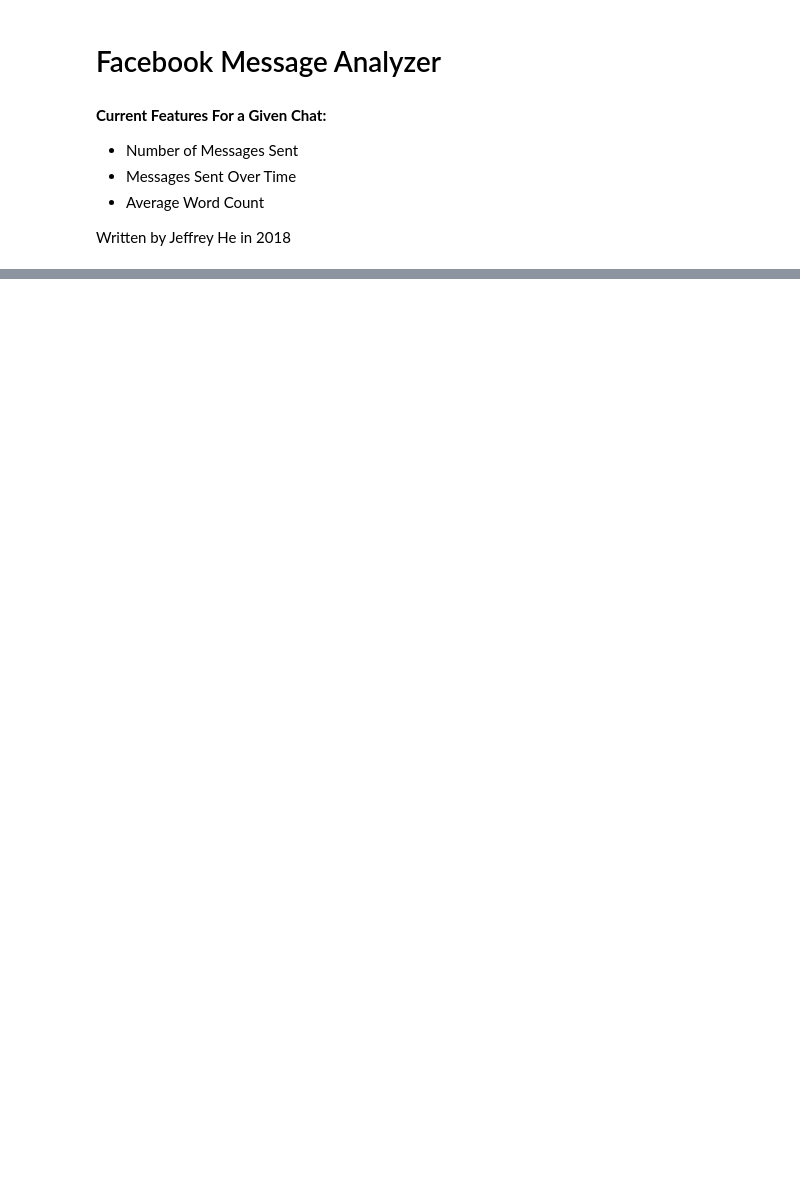
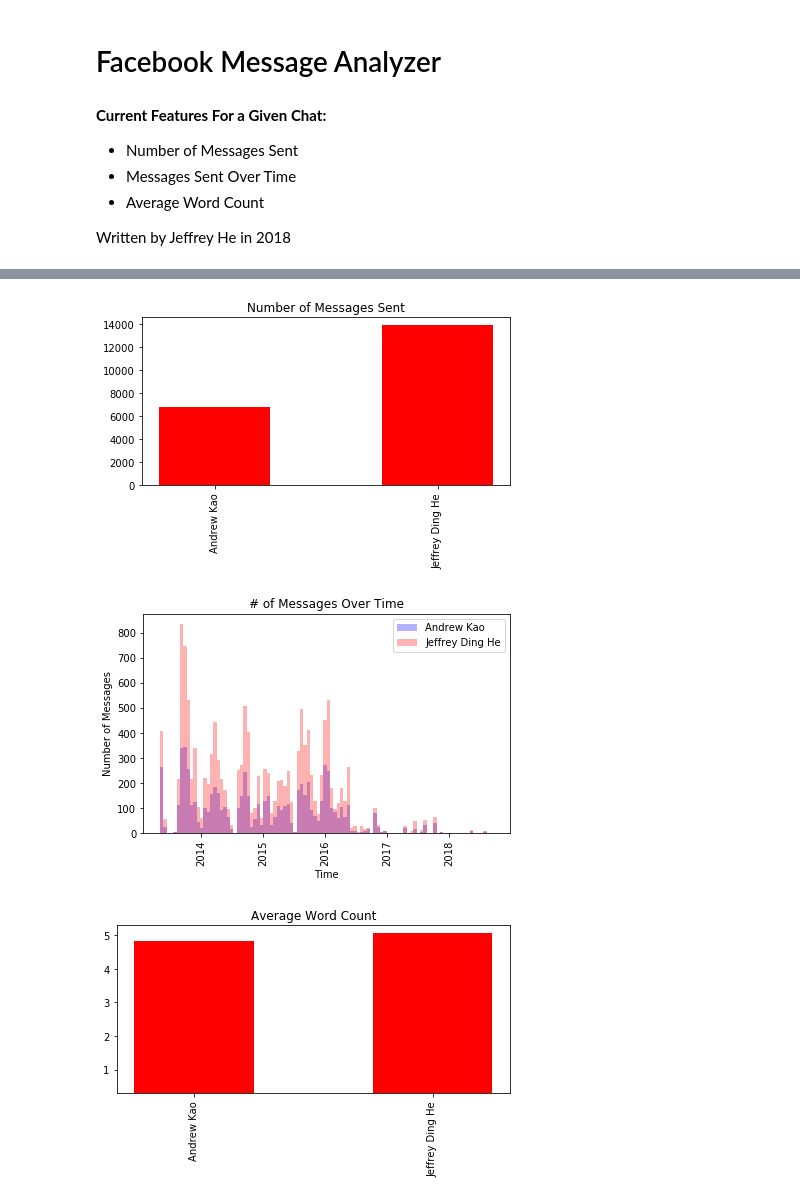
Before and after one commit to kevalii/facebook-message-analyzer, a Jupyter notebook: facebook-message-analyzer.ipynb, the cells around one changed output, grey strips where cells are left out. Drawn from its saved outputs; the diff is of its cells as text; code cells hidden in the pictures; blank space fills up the shorter version.

```diff
--- a/facebook-message-analyzer.ipynb
+++ b/facebook-message-analyzer.ipynb
@@ -24,10 +24,13 @@ NUMBER_TO_ANALYZE = 5000
 MESSAGE_THRESHOLD = 1000
 # %%
 def get_json_data(chat):
-    json_location = CURRENT_DIRECTORY + "/messages/" + chat + "/message.json"
-    with open(json_location) as json_file:
-        json_data = json.load(json_file)
-        return json_data
+    try:
+        json_location = CURRENT_DIRECTORY + "/messages/" + chat + "/message.json"
+        with open(json_location) as json_file:
+            json_data = json.load(json_file)
+            return json_data
+    except IOError:
+        pass # some things the directory aren't messages (DS_Store, stickers_used, etc.)
 # %%
 chats = os.listdir(CURRENT_DIRECTORY + "/messages")[:NUMBER_TO_ANALYZE]
 sorted_chats = []
@@ -39,11 +42,9 @@ invalid_message_count = 0
 print('Analyzing ' + str(min(NUMBER_TO_ANALYZE, len(chats))) + ' chats...')
 
 for chat in chats:
-    if chat != "stickers_used":
-        json_data = get_json_data(chat)
-        messages = json_data["messages"]
-        if len(messages) >= MESSAGE_THRESHOLD:
-            sorted_chats.append((len(messages), chat, messages))
+    json_data = get_json_data(chat)
+    if json_data != None and len(messages) >= MESSAGE_THRESHOLD:
+        sorted_chats.append((len(messages), chat, json_data["messages"]))
 
 sorted_chats.sort(reverse=True)
 
@@ -120,3 +138,9 @@ def plot(chat_number):
     plot_num_messages(chat_number)
     plot_histogram_time(chat_number)
     plot_histogram_words(chat_number)
+# %%
+plot(5)
+# %% [output]
+[figure, added]
+[figure, added]
+[figure, added]
```
Also changed, not shown: parts of 2 cells of this notebook, 1 other file.
